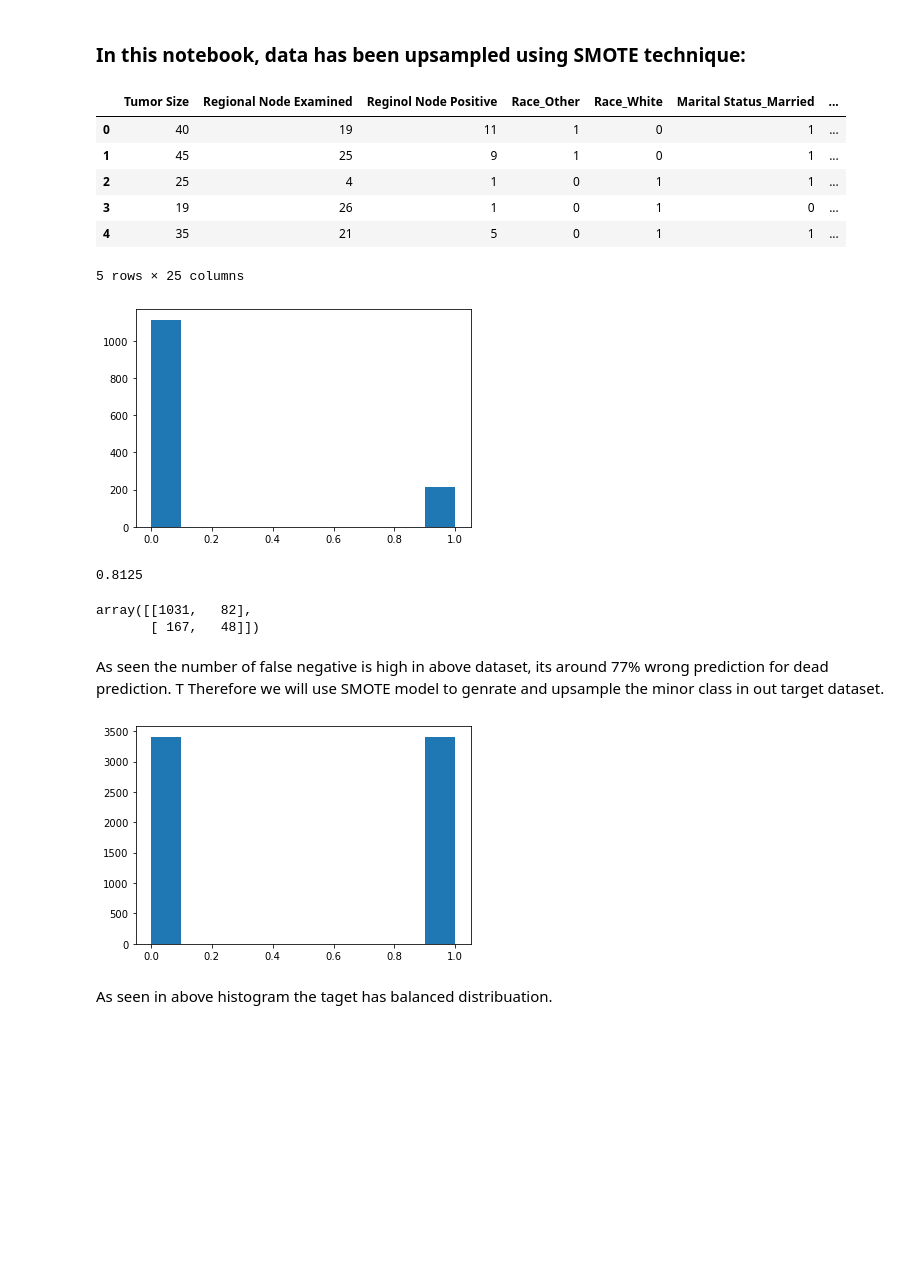
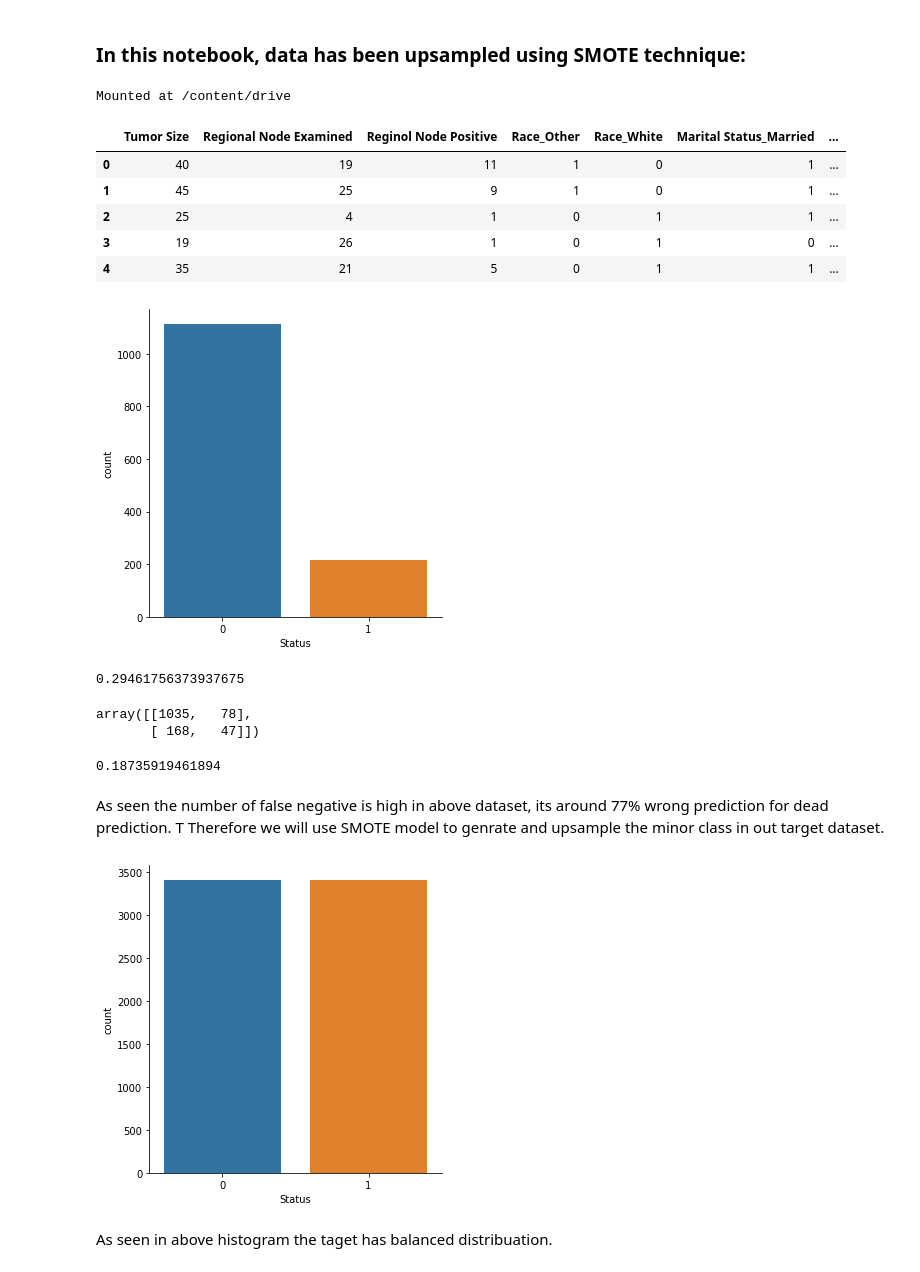
Before and after one commit to nakisa84/Springboard, a Jupyter notebook: capston 2 project/notebooks/generate_synthetic_data.ipynb, the cells around one changed output. Cells and saved outputs as stored; diff of their text form; code cells hidden in the pictures; blank space fills up the shorter version.

```diff
--- a/capston 2 project/notebooks/generate_synthetic_data.ipynb
+++ b/capston 2 project/notebooks/generate_synthetic_data.ipynb
@@ -13,11 +15,16 @@ from sklearn.ensemble import RandomForestClassifier
 from imblearn.over_sampling import SMOTE
 # %%
 # from google.colab import drive
-# drive.mount('/content/drive')
+from google.colab import drive
+drive.mount('/content/drive')
+# %% [output]
+Mounted at /content/drive
 # %%
 #load the clean data
-# df = pd.read_csv("/content/drive/My Drive/Springbaord/capston 2 project/data/bc_data_cleaned.csv")
-df = pd.read_csv('../data/bc_data_cleaned_labeled.csv')
+fpath = '/content/drive/My Drive/Springboard/capston 2 project/data/bc_data_cleaned_labeled.csv'
+df = pd.read_csv(fpath)
+
+# df = pd.read_csv('../data/bc_data_cleaned_labeled.csv')
 df.head()
 # %% [output]
 |  | Tumor Size | Regional Node Examined | Reginol Node Positive | Race_Other | Race_White | Marital Status_Married | ... |
@@ -26,7 +33,6 @@ df.head()
 | 2 | 25 | 4 | 1 | 0 | 1 | 1 | ... |
 | 3 | 19 | 26 | 1 | 0 | 1 | 0 | ... |
 | 4 | 35 | 21 | 5 | 0 | 1 | 1 | ... |
-5 rows × 25 columns
 # %%
 #devide the dataset to features and target
 X = df.drop('Status',axis = 1)
@@ -34,22 +40,29 @@ y = df[['Status']]
 # %%
 #devide the data to test and train
 X_train, X_test, y_train, y_test = train_test_split(X, y, test_size=0.33, random_state=42)
-# %%
-plt.hist(y_test);
-# %% [output]
-[figure, removed]
+# %%
+ sns.catplot(x='Status',data=y_test,kind="count");
+# %% [output]
+[figure, added]
 # %%
 #run random forest classification on the data
+from sklearn.metrics import f1_score
 clf = RandomForestClassifier(n_estimators=5)
 clf.fit(X_train, y_train)
-clf.score(X_test, y_test)
+y_pred = clf.predict(X_test)
+f1_score(y_test, y_pred)
 # %% [output]
-0.8125
+0.29461756373937675
 # %%
-confusion_matrix(y_test, clf.predict(X_test))
+confusion_matrix(y_test, y_pred)
 # %% [output]
-array([[1031,   82],
-       [ 167,   48]])
+array([[1035,   78],
+       [ 168,   47]])
+# %%
+from sklearn.metrics import matthews_corrcoef
+matthews_corrcoef(y_test, y_pred)
+# %% [output]
+0.18735919461894
 # %% [markdown]
 As seen the number of false negative is high in above dataset, its around 77% wrong prediction for dead prediction. T
 Therefore we will use SMOTE model to genrate and upsample the minor class in out target dataset.
@@ -57,10 +70,10 @@ Therefore we will use SMOTE model to genrate and upsample the minor class in out
 # transform the dataset
 oversample = SMOTE()
 X_smote, y_smote = oversample.fit_resample(X, y)
-# %%
-plt.hist(y_smote);
-# %% [output]
-[figure, removed]
+# %%
+ sns.catplot(x='Status',data=y_smote,kind="count");
+# %% [output]
+[figure, added]
 # %% [markdown]
 As seen in above histogram the taget has balanced distribuation.
 # %%
```
Also changed, not shown: parts of 6 cells of this notebook.
